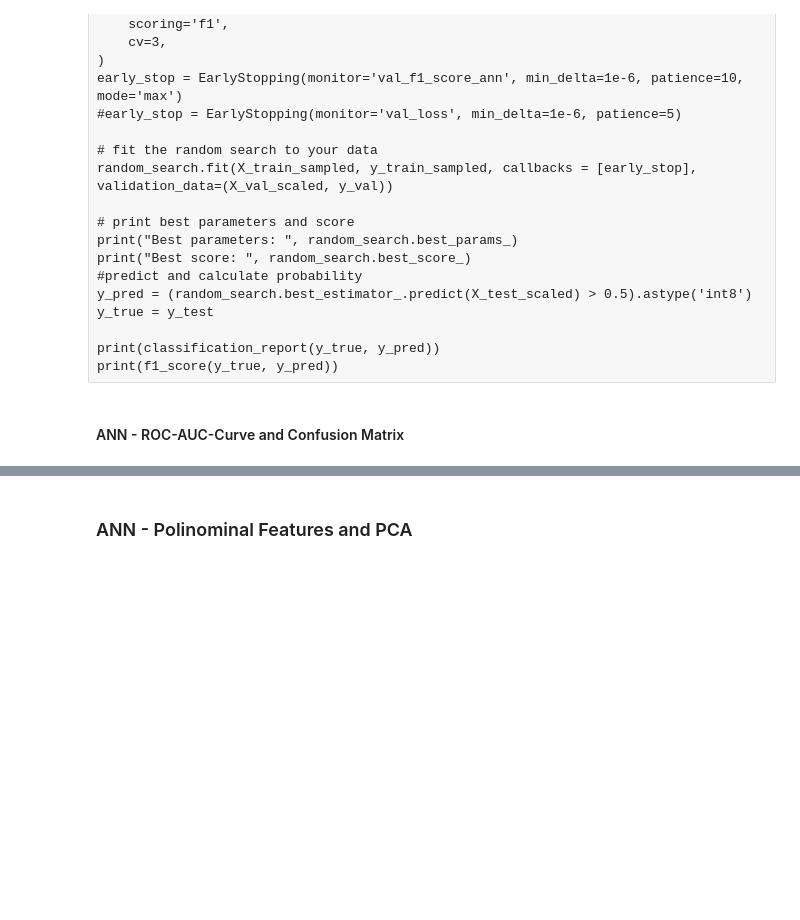
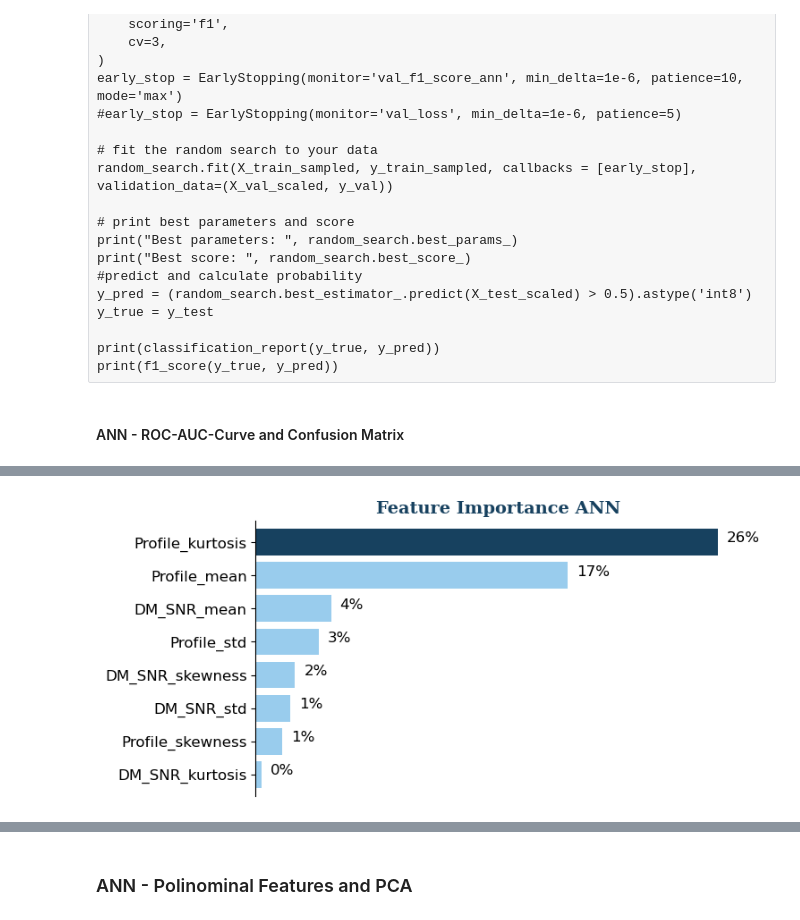
Before and after one commit to daistmarco/PredictingPulsarStar, a Jupyter notebook: PredictingPulsarStar-combined.ipynb, the cells around one changed output, grey strips where cells are left out. Cells and saved outputs as stored; diff of their text form; code cells hidden in the pictures; blank space fills up the shorter version.

Commit message:
updated feature importance

```diff
--- a/PredictingPulsarStar-combined.ipynb
+++ b/PredictingPulsarStar-combined.ipynb
@@ -1115,0 +1055,78 @@ f1_score:  0.881159420289855
+# %%
+
+# original score from model
+score_orig = f1_score(y_true, y_pred)
+print('f1_score: ',score_orig)
+
+# permutation of features
+perm_importances = []
+#print(X_train.columns.to_list())
+
+df_features = pd.DataFrame(X_test_scaled)
+df_features.columns = ['Profile_mean', 'Profile_std', 'Profile_kurtosis', 'Profile_skewness',
+                              'DM_SNR_mean', 'DM_SNR_std', 'DM_SNR_kurtosis', 'DM_SNR_skewness']
+#features_test_perm.head()
+#features_test_perm.info()
+features_test_perm = df_features.copy()
+
+y_true = y_true
+perm_features = df_features.columns.to_list()
+for col in perm_features:
+
+    #features_test_perm = features_test_final.copy()
+
+    col_perm = (features_test_perm.loc[:, [col]]
+            .sample(frac=1, replace=False, random_state=0)
+            .reset_index(drop=True)
+            .set_index(features_test_perm.index)
+           )
+    features_test_perm[col] = col_perm
+
+    # evaluate permutated dataset
+    y_pred_perm = (model_ann.predict(features_test_perm) > 0.5).astype('int8')
+    score_perm = f1_score(y_true, y_pred_perm)
+
+    perm_importances.append(score_orig-score_perm)
+
+    # reset permutation
+    features_test_perm.loc[:, col] = df_features.loc[:, col]
+
+#print(perm_importances)
+
+# Convert feature importance array into a series and visualize
+feature_importance = pd.Series(perm_importances, index=perm_features).sort_values()
+
+# plot feature importance
+colors = ['#99cced']*7 + ['#17415f']
+fig, ax = plt.subplots(figsize=(7, 4))
+
+# only plot positive values and sort
+mask = feature_importance > 0
+feature_importance = feature_importance[mask]
+feature_importance = feature_importance.sort_values()
+
+
+feature_importance.plot(kind='barh', color=colors, width=0.8);
+
+ax.set_title(label='Feature Importance ANN',
+             family='serif',
+             color=colors[-1],
+             weight='semibold',
+             size=14
+            )
+
+ax.set_yticklabels(ax.get_yticklabels(), size=12)
+ax.spines['top'].set_visible(False)
+ax.spines['right'].set_visible(False)
+
+for idx in range(len(feature_importance.index)):
+    ax.text(s='{}%'.format(int(100*feature_importance.iloc[idx])),
+            x=feature_importance.iloc[idx]+0.005,
+            y=idx, size=12,
+            color='black'
+           )
+
+ax.spines['bottom'].set_visible(False)
+ax.set_xticks([])
+ax.set_xticklabels([]);
+# %% [output]
@@ -1116,3 +1142,4 @@ f1_score:  0.881159420289855
+[figure, added]
 # %%
 model_results.append(calculate_scores(y_true, y_pred, name='ANN'))
 
```
Also changed, not shown: parts of 21 cells of this notebook.
